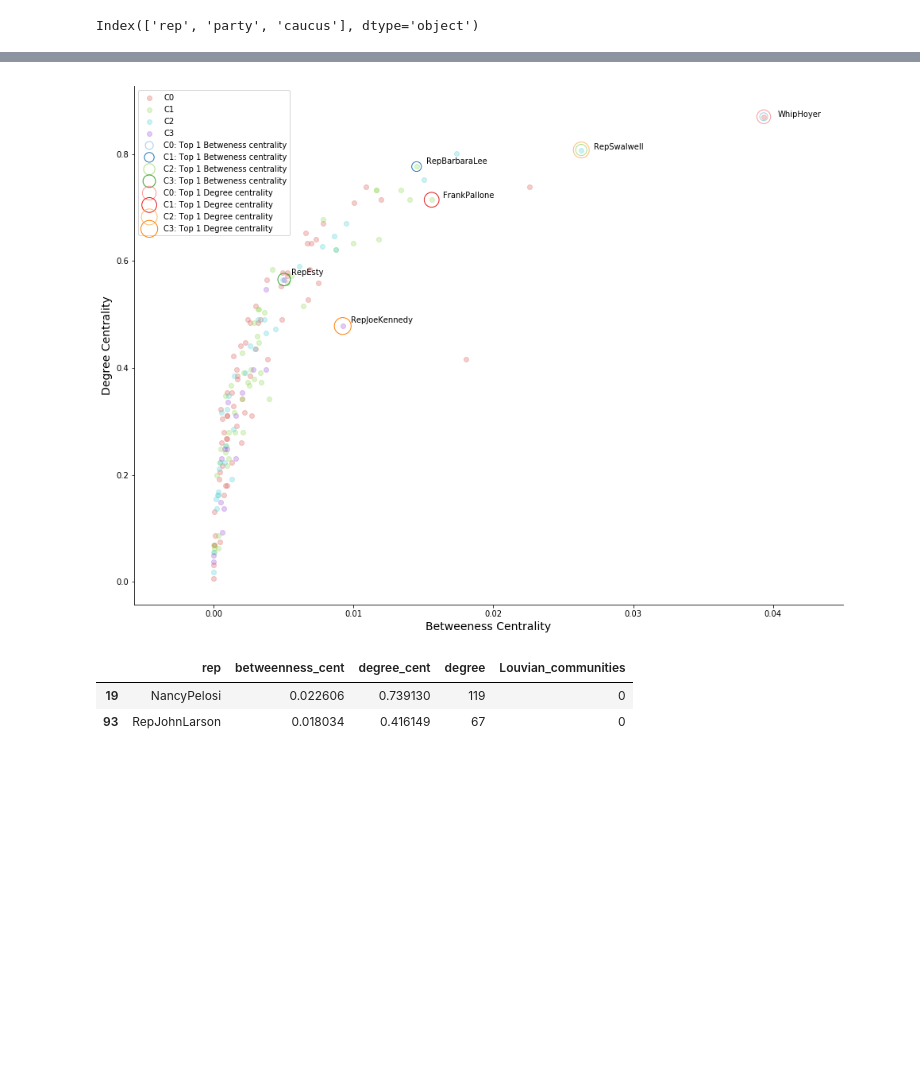
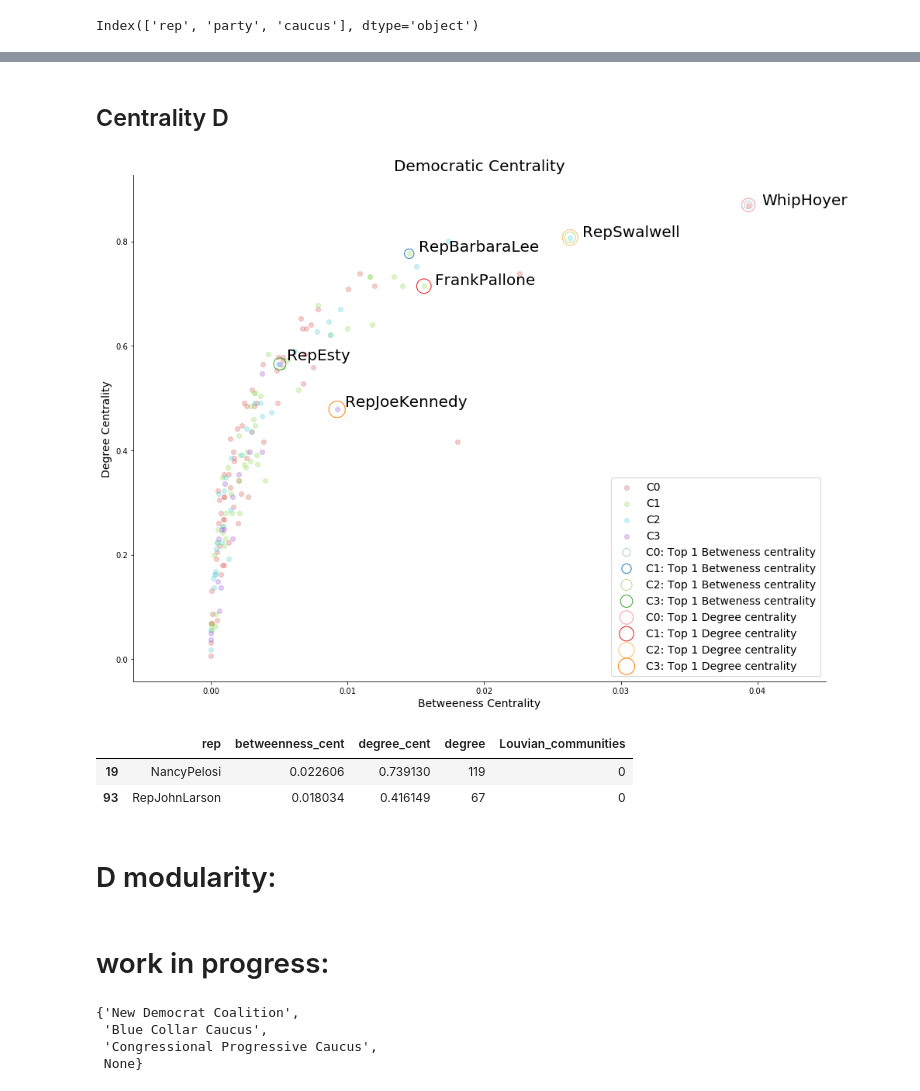
Before and after one commit to philippschmalen/Project_tsds, a Jupyter notebook: Simon/network_all_data.ipynb, the cells around one changed output, grey strips where cells are left out. Saved outputs shown, nothing was run; the diff lists cells and outputs as text; code cells hidden in the pictures; blank space fills up the shorter version.

```diff
--- a/Simon/network_all_data.ipynb
+++ b/Simon/network_all_data.ipynb
@@ -1016,17 +1099,21 @@ count2 = 0
 
 for k in R_all_top_1.rep:
     plt.annotate(k, xy=(R_all_top_1[R_all_top_1.rep == k]["betweenness_cent"] + 0.001 - count2
-                        , R_all_top_1[R_all_top_1.rep == k]["degree_cent"] + count1 ))
+                        , R_all_top_1[R_all_top_1.rep == k]["degree_cent"] + count1 ),
+                 fontsize = 20)
 
     count1 += 0.0016
     count2 += 0.0001
 # -------------------------------------------------------------------------------------
 
+plt.title("Republican Centrality", fontsize = 20)
 
 sns.despine()
 plt.xlabel("Betweeness Centrality", fontsize = 14)
 plt.ylabel("Degree Centrality", fontsize = 14)
 
-plt.legend()
+plt.legend(fontsize = 14)
+
+plt.savefig('R_net_BC_DC_scatter.pdf', bbox_inches="tight")
 plt.show()
 # %% [output]
@@ -1115,0 +1240,18 @@ dem_net_stats_w_caucus = dem_net_stats.merge(df_temp3, how = "inner")
+# %%
+D_cacus_num = []
+
+for i in D_caucus:
+    if D_caucus[i] == None:
+        D_cacus_num.append(0)
+    elif D_caucus[i] == "New Democrat Coalition":
+         D_cacus_num.append(1)
+    elif D_caucus[i] == "Congressional Progressive Caucus":
+         D_cacus_num.append(2)
+    elif D_caucus[i] == "Blue Collar Caucus":
+         D_cacus_num.append(3)
+
+print("sklearns")
+print("Jaccard: ",jaccard_similarity_score(D_cacus_num,list(communities.values())))
+print("Rand: ", adjusted_rand_score(D_cacus_num,list(communities.values())))
+
+# the rand does not cra about the numbering of your communities... the Jaccard does here..
@@ -1116,3 +1328,5 @@ dem_net_stats_w_caucus = dem_net_stats.merge(df_temp3, how = "inner")
+# %% [markdown]
+## Centrality D
 # %%
 # shit ass ugly blockcode - make a fucking function...
 onlyD_high_DC_0 = dem_net_stats[dem_net_stats["Louvian_communities"]==0][["rep","degree_cent","betweenness_cent","Louvian_communities"]].sort_values("degree_cent", ascending=False)[:1]
@@ -1171,38 +1385,42 @@ for j in range(len(onlyD_high_list)):
                 s=100+j*50, facecolors='none', edgecolors=my_colors2[j], label = labels2[j])
 
 
 
 
 #------------------------------------------------------------------------------------
 #the whole count and if thing is just to avoide to much cluttering of names
 count1 = 0
 count2 = 0
 
 for k in D_all_top_1.rep:
     if k in ["RepEBJ"]: # Might change as you get more data!
         plt.annotate(k, xy=(D_all_top_1[D_all_top_1.rep == k]["betweenness_cent"] + 0.001 - count2
-                         , D_all_top_1[D_all_top_1.rep == k]["degree_cent"] - count1 ))
+                         , D_all_top_1[D_all_top_1.rep == k]["degree_cent"] - count1 ),
+                    fontsize = 20)
 
     else:
         plt.annotate(k, xy=(D_all_top_1[D_all_top_1.rep == k]["betweenness_cent"] + 0.001 - count2
-                         , D_all_top_1[D_all_top_1.rep == k]["degree_cent"] + count1 ))
+                         , D_all_top_1[D_all_top_1.rep == k]["degree_cent"] + count1 ),
+                    fontsize = 20)
 
     count1 += 0.0016
     count2 += 0.0001
 # -------------------------------------------------------------------------------------
 
 
 
-
+plt.title("Democratic Centrality", fontsize = 20)
 sns.despine()
 plt.xlabel("Betweeness Centrality", fontsize = 14)
 plt.ylabel("Degree Centrality", fontsize = 14)
 
 
-plt.legend()
+plt.legend(fontsize = 14)
+
+plt.savefig('D_net_BC_DC_scatter.pdf', bbox_inches="tight")
 plt.show()
 # %% [output]
-[figure, old version]
+[figure, new version]
 # %%
 # Finding the two other C0 with very high BC:
 
@@ -1211,3 +1429,5 @@ dem_net_stats[dem_net_stats["Louvian_communities"] == 0].sort_values("betweennes
 |  | rep | betweenness_cent | degree_cent | degree | Louvian_communities |
 | 19 | NancyPelosi | 0.022606 | 0.739130 | 119 | 0 |
 | 93 | RepJohnLarson | 0.018034 | 0.416149 | 67 | 0 |
+# %% [markdown]
+# D modularity:
@@ -1213,0 +1457,9 @@ dem_net_stats[dem_net_stats["Louvian_communities"] == 0].sort_values("betweennes
+# %% [markdown]
+# work in progress:
+# %%
+set(list(D_caucus.values()))
+# %% [output]
+{'New Democrat Coalition',
+ 'Blue Collar Caucus',
+ 'Congressional Progressive Caucus',
+ None}
```
Also changed, not shown: parts of 36 cells of this notebook.
